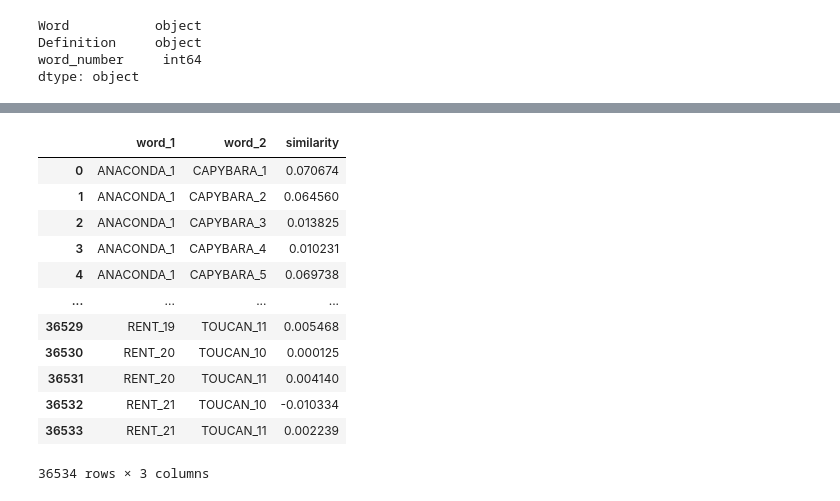
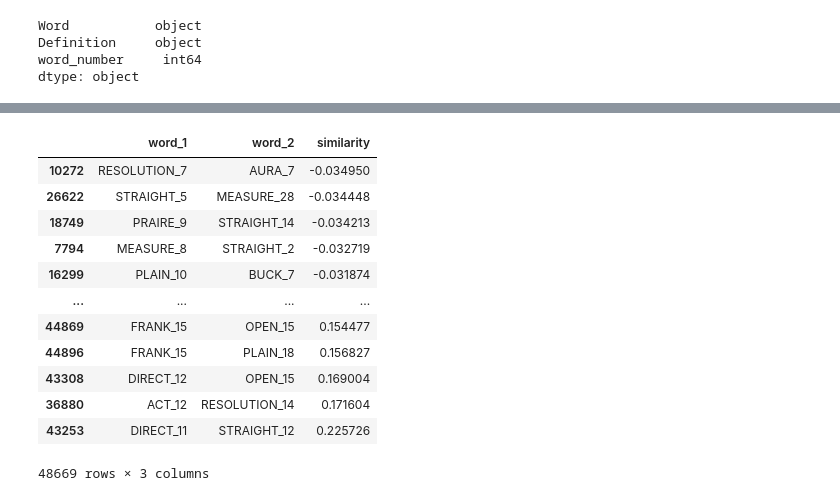
Before and after one commit to VincentZhao12/nyt-crossed, a Jupyter notebook: connect/connections_wiki.ipynb, the cells around one changed output, grey strips where cells are left out. Drawn from its saved outputs; the diff is of its cells as text; code cells hidden in the pictures.

```diff
--- a/connect/connections_wiki.ipynb
+++ b/connect/connections_wiki.ipynb
@@ -81,0 +34,38 @@ wiki_df
+# %%
+summaries = []
+
+def scrape_page(url):
+    res = requests.get(url)
+    soup = BeautifulSoup(res.content, 'html.parser')
+
+
+    paragraphs = soup.find('div', {'id': 'mw-content-text'}).find_all('p')
+
+    summary_element = None
+    for paragraph in paragraphs:
+        if paragraph.get_text(strip=True):
+            summary_element = paragraph
+            break
+
+    summary = summary_element.get_text().strip()
+
+    if len(summary) > 5:
+        summaries.append(summary)
+# %%
+for word in words:
+    print(word)
+    options = wikipedia.search(word.capitalize(), results=10)
+
+    urls = [f'{base_url}{option.replace(" ", "_")}' for option in options]
+
+    summaries = []
+
+    with ThreadPoolExecutor(max_workers=4) as executor:
+        executor.map(scrape_page, urls)
+    for summary in summaries:
+        wiki_dict["Word"].append(word)
+        wiki_dict["Definition"].append(summary.strip())
+
+wiki_df = pd.DataFrame(wiki_dict)
+
+wiki_df
@@ -179,35 +214,35 @@ matrix.shape
 # %%
 similarities = []
 
 for i in range(len(matrix)):
     a = matrix[i]
     for j in range(i, len(matrix)):
         b = matrix[j]
         word1 = wiki_df.iloc[i]["Word"]
         word2 = wiki_df.iloc[j]["Word"]
         if word1[0: word1.index("_")] != word2[0: word2.index("_")]:
             sim = cosine_similarity(a, b)/math.dist(a, b)
             if math.isinf(sim):
                 sim = 1
             similarities.append([wiki_df.iloc[i]["Word"], wiki_df.iloc[j]["Word"], sim])
 
 df = pd.DataFrame(similarities, columns=["word_1", "word_2", "similarity"])
 
-df
+df.sort_values("similarity")
 # %% [output]
 |  | word_1 | word_2 | similarity |
-| 0 | ANACONDA_1 | CAPYBARA_1 | 0.070674 |
-| 1 | ANACONDA_1 | CAPYBARA_2 | 0.064560 |
-| 2 | ANACONDA_1 | CAPYBARA_3 | 0.013825 |
-| 3 | ANACONDA_1 | CAPYBARA_4 | 0.010231 |
-| 4 | ANACONDA_1 | CAPYBARA_5 | 0.069738 |
+| 10272 | RESOLUTION_7 | AURA_7 | -0.034950 |
+| 26622 | STRAIGHT_5 | MEASURE_28 | -0.034448 |
+| 18749 | PRAIRE_9 | STRAIGHT_14 | -0.034213 |
+| 7794 | MEASURE_8 | STRAIGHT_2 | -0.032719 |
+| 16299 | PLAIN_10 | BUCK_7 | -0.031874 |
 | ... | ... | ... | ... |
-| 36529 | RENT_19 | TOUCAN_11 | 0.005468 |
-| 36530 | RENT_20 | TOUCAN_10 | 0.000125 |
-| 36531 | RENT_20 | TOUCAN_11 | 0.004140 |
-| 36532 | RENT_21 | TOUCAN_10 | -0.010334 |
-| 36533 | RENT_21 | TOUCAN_11 | 0.002239 |
+| 44869 | FRANK_15 | OPEN_15 | 0.154477 |
+| 44896 | FRANK_15 | PLAIN_18 | 0.156827 |
+| 43308 | DIRECT_12 | OPEN_15 | 0.169004 |
+| 36880 | ACT_12 | RESOLUTION_14 | 0.171604 |
+| 43253 | DIRECT_11 | STRAIGHT_12 | 0.225726 |
-36534 rows × 3 columns
+48669 rows × 3 columns
 # %%
 df = df[df["similarity"] > 0.03]
 
```
Also changed, not shown: parts of 17 cells of this notebook, 1 other file.
